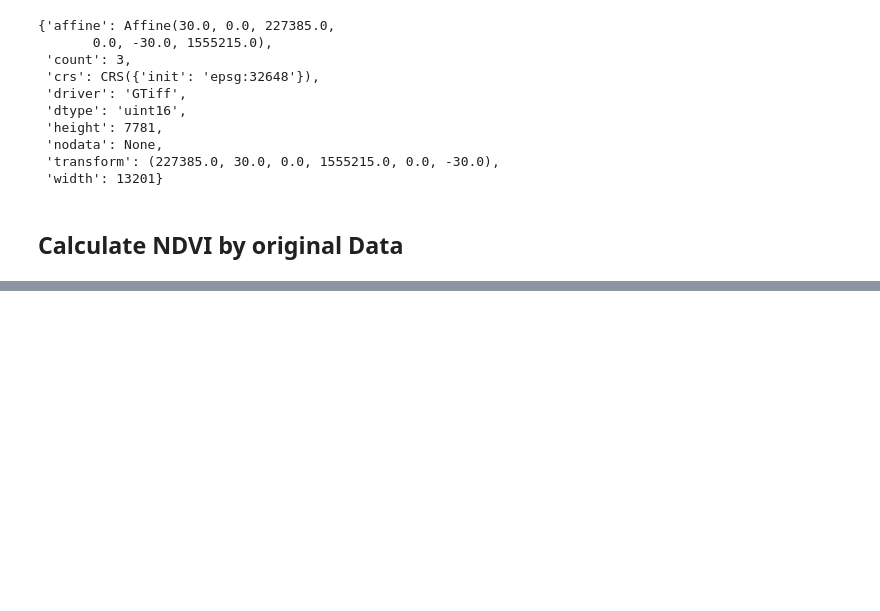
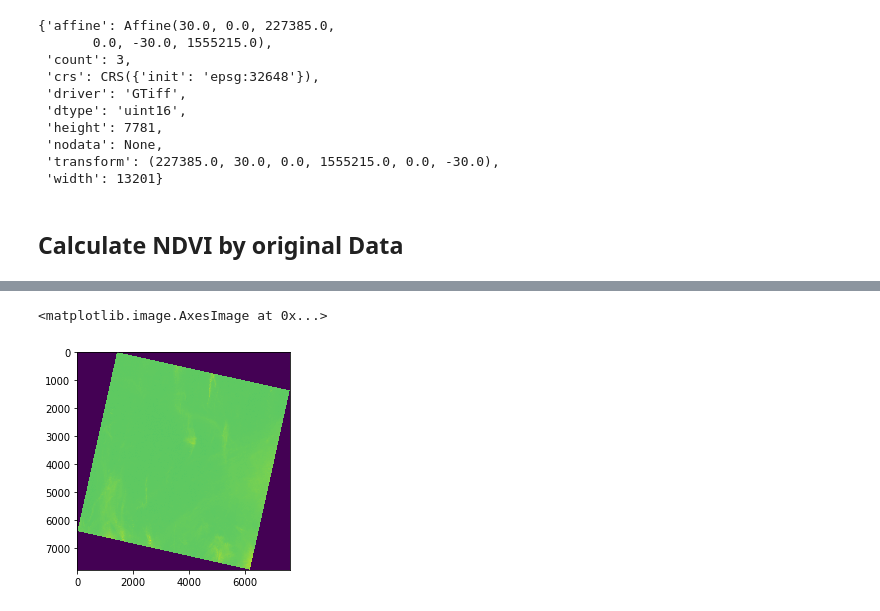
Before and after one commit to Hydroviet/Landsat-Imagery, a Jupyter notebook: CombineDataByMonth.ipynb, the cells around one changed output, grey strips where cells are left out. Drawn from its saved outputs; the diff is of its cells as text; code cells hidden in the pictures; blank space fills up the shorter version.

```diff
--- a/CombineDataByMonth.ipynb
+++ b/CombineDataByMonth.ipynb
@@ -149,3 +159,9 @@ kwargs.update(
     compress='lzw')
 with rasterio.open('example-total.tif', 'w', **kwargs) as dst:
     dst.write_band(1, NDVI.astype(rasterio.float32))
+# %%
+band9 = rasterio.open("Data/LC08_L1TP_127051_20180114_20180120_01_T1/LC08_L1TP_127051_20180114_20180120_01_T1_B9.TIF").read()[0]
+pyplot.imshow(band9)
+# %% [output]
+<matplotlib.image.AxesImage at 0x...>
+[figure, added]
```
Also changed, not shown: parts of 7 cells of this notebook, 1 other file.
